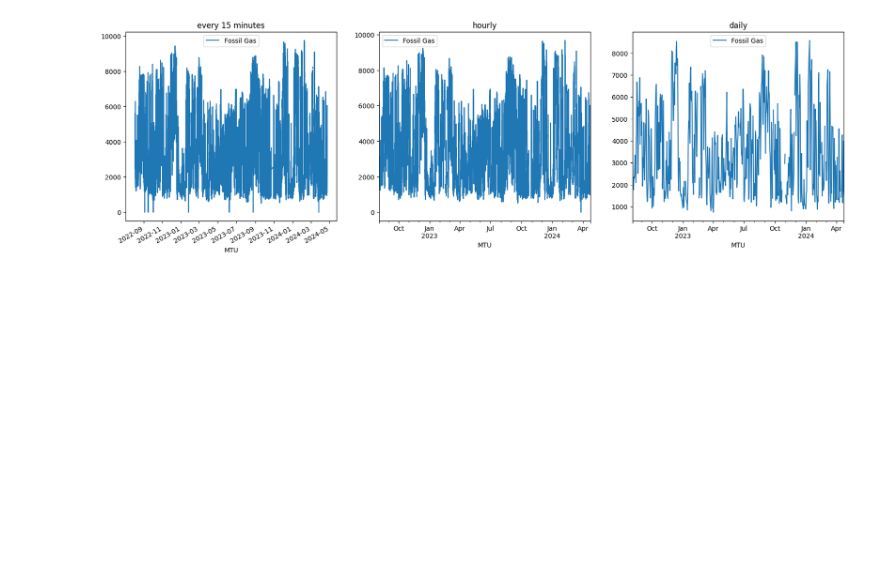
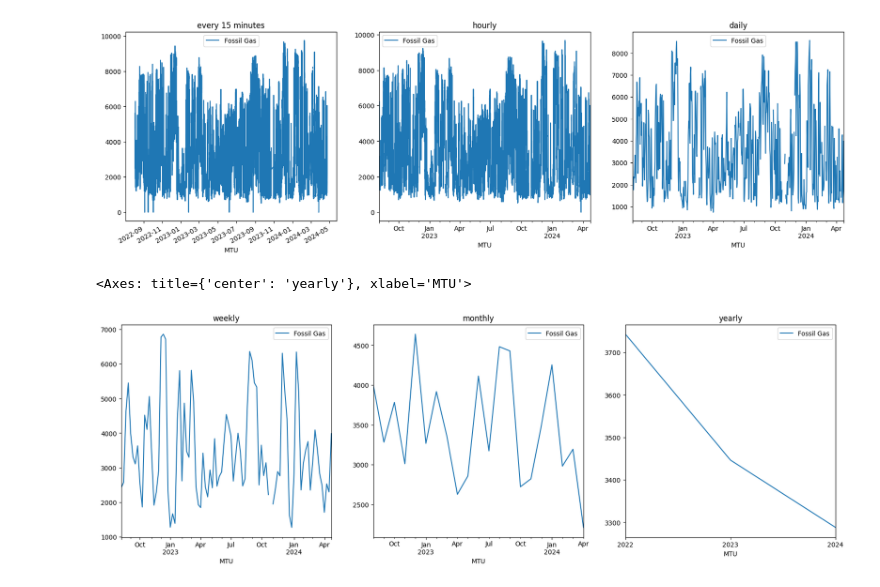
Before and after one commit to mareseugene/Notebook-Analyse-s-ries-temporelles, a Jupyter notebook: Untitled-1.ipynb, the cells around one changed output. Drawn from its saved outputs; the diff is of its cells as text; code cells hidden in the pictures; blank space fills up the shorter version.

```diff
--- a/Untitled-1.ipynb
+++ b/Untitled-1.ipynb
@@ -87,6 +87,9 @@ KeyError: 'MTU'
 
 trainset_hourly = trainset.resample('H').mean()  # 'H' means hourly
 trainset_daily = trainset.resample('D').mean()  # 'D' means daily
+trainset_weekly=trainset.resample('W').mean()
+trainset_monthly=trainset.resample('M').mean()
+trainset_yearly = trainset.resample('Y').mean()
 # %%
 fig,ax = plt.subplots(nrows=1,ncols=3,figsize=(20,6))
 trainset.plot(ax=ax[0],title='every 15 minutes')
@@ -95,3 +98,11 @@ trainset_daily.plot(ax=ax[2],title='daily')
 # %% [output]
 <Axes: title={'center': 'daily'}, xlabel='MTU'>
 [figure]
+# %%
+fig,ax = plt.subplots(nrows=1,ncols=3,figsize=(20,6))
+trainset_weekly.plot(ax=ax[0],title='weekly')
+trainset_monthly.plot(ax=ax[1],title='monthly')
+trainset_yearly.plot(ax=ax[2],title='yearly')
+# %% [output]
+<Axes: title={'center': 'yearly'}, xlabel='MTU'>
+[figure, added]
```
Also changed, not shown: parts of 2 cells of this notebook.
